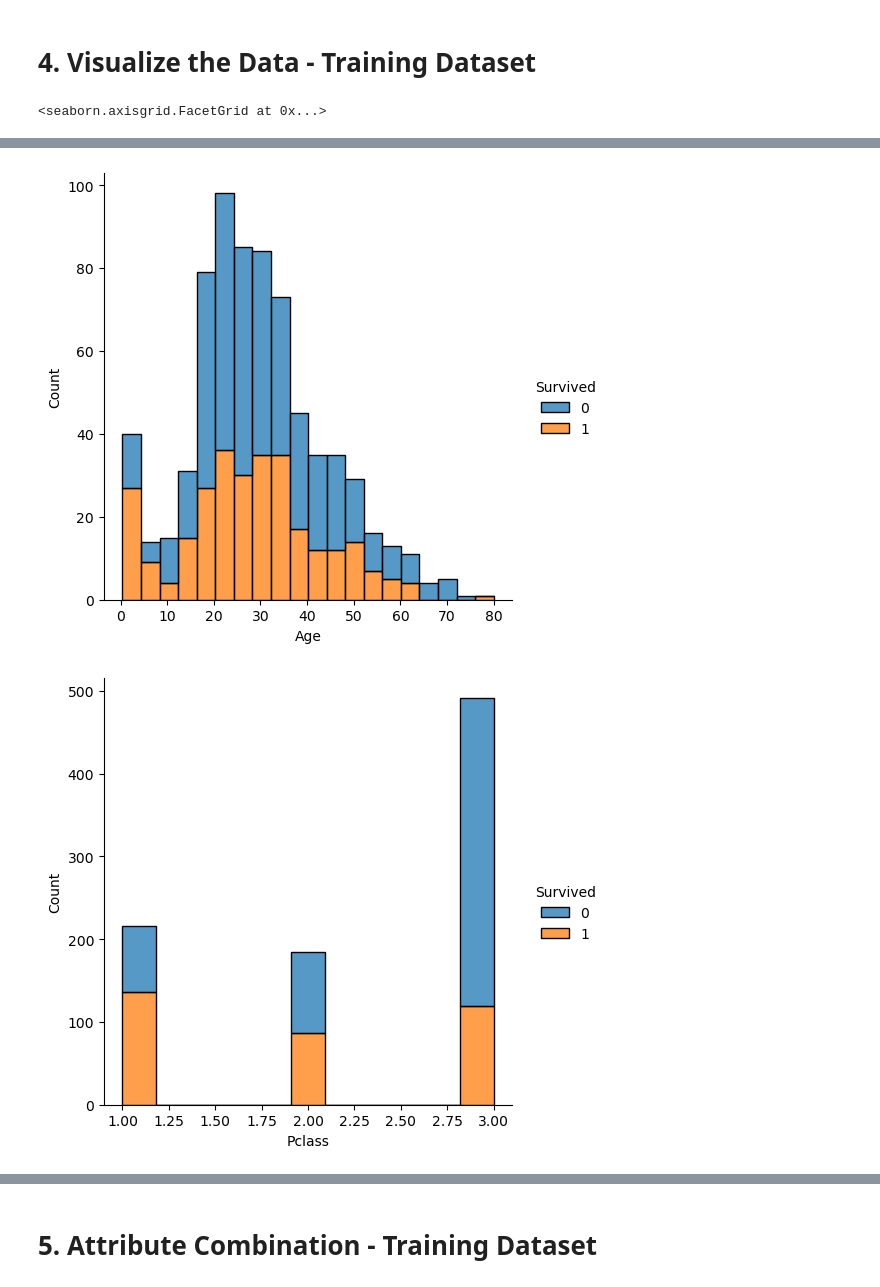
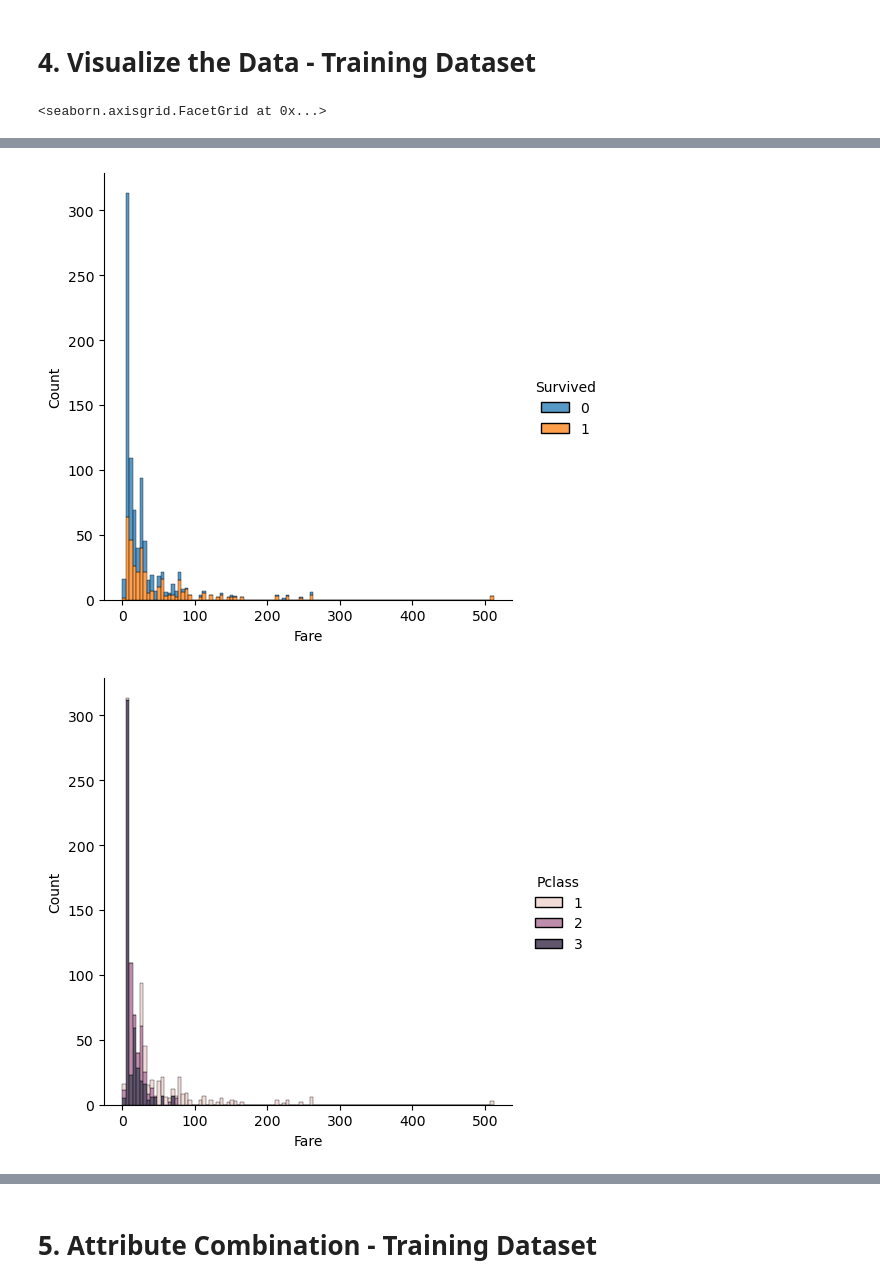
Before and after one commit to RamsesMDLC/Kaggle_Competitions, a Jupyter notebook: titanic-logistic-regression-model.ipynb, the cells around one changed output, grey strips where cells are left out. Saved outputs shown, nothing was run; the diff lists cells and outputs as text; code cells hidden in the pictures.

```diff
--- a/titanic-logistic-regression-model.ipynb
+++ b/titanic-logistic-regression-model.ipynb
@@ -146,7 +153,7 @@ The assessment of the previous outputs allows us to describe the following:
 # %% [markdown]
 # __4. Visualize the Data - Training Dataset__
 # %%
-#Plotting the three (3) histograms of the features with the highest correlations with the target variable (i.e. "Survived") according to the "Standard Correlation Coefficient (also called, "Pearson's Correlation Coefficient").
+#Plotting histograms of some features with high correlation according to the "Standard Correlation Coefficient (also called, "Pearson's Correlation Coefficient").
 
     #displot: Is a figure-level function that plots one or more histograms on a grid object. In other words, it can be used to create multiple subplots with different subsets of the data.
 
@@ -158,8 +165,14 @@ The assessment of the previous outputs allows us to describe the following:
     #multiple: could be {“layer”, “dodge”, “stack”, “fill”}
         #Approach to resolving multiple elements when semantic mapping creates subsets.
 
-sns.displot(training_data, x="Fare", hue="Survived", multiple="stack",stat = "count")
-sns.displot(training_data, x="Age", hue="Survived", multiple="stack", stat = "count")
-sns.displot(training_data, x="Pclass", hue="Survived", multiple="stack", stat = "count")
+#Histograms of the features with the highest correlations with the target variable (i.e. "Survived")
+
+sns.displot(training_data, x="Pclass", hue="Survived", multiple="stack",stat = "count")
+sns.displot(training_data, x="Fare", hue="Survived", multiple="stack", stat = "count")
+
+#Histograms of the features with the highest correlations with the feature (i.e. "Pclass")
+
+sns.displot(training_data, x="Fare", hue="Pclass", multiple="stack", stat = "count")
+sns.displot(training_data, x="Age", hue="Pclass", multiple="stack", stat = "count")
 # %% [output]
 <seaborn.axisgrid.FacetGrid at 0x...>
@@ -167,2 +180,2 @@ sns.displot(training_data, x="Pclass", hue="Survived", multiple="stack", stat =
-[figure, old version]
+[figure, new version]
-[figure, old version]
+[figure, new version]
```
Also changed, not shown: parts of 6 cells of this notebook.
